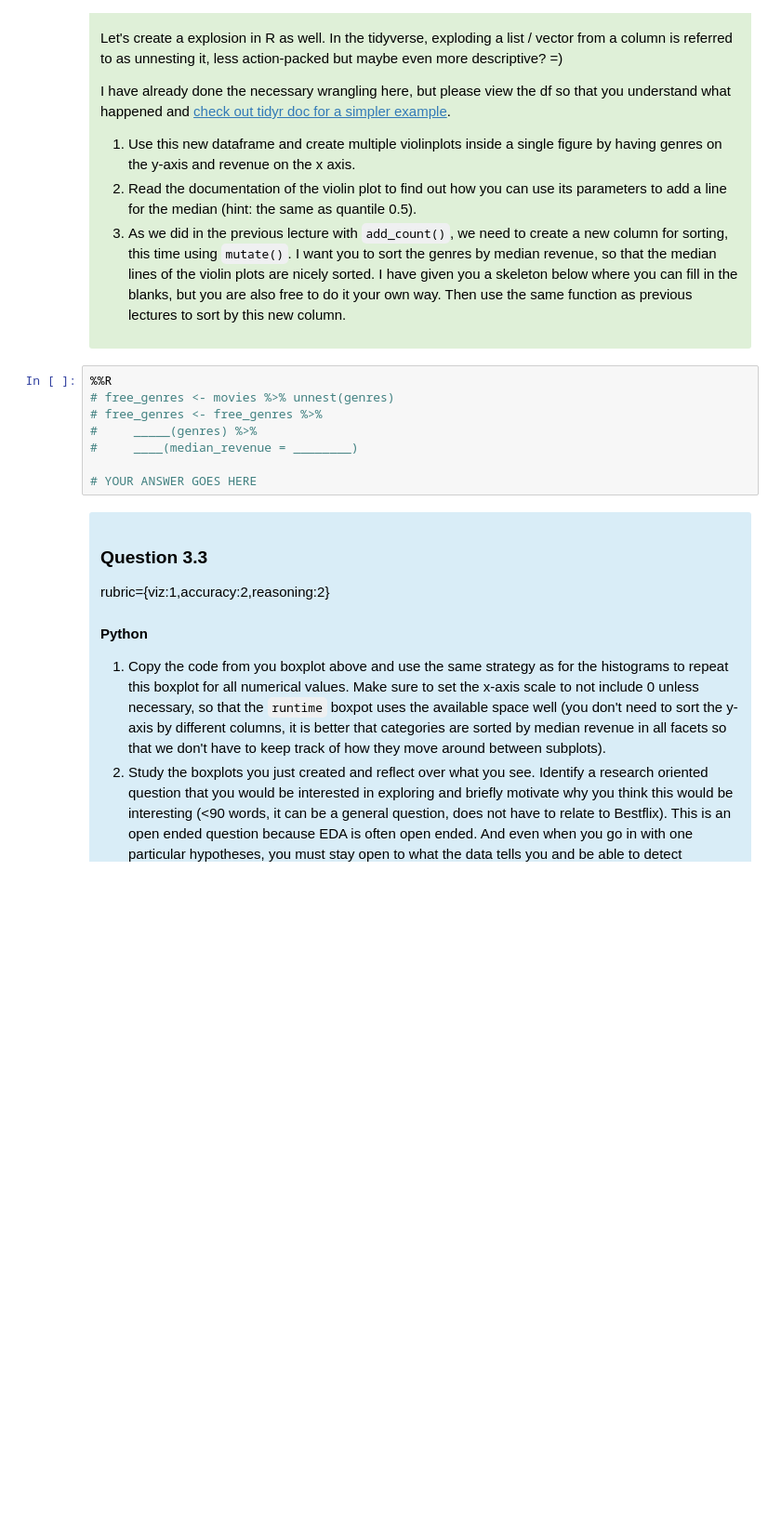
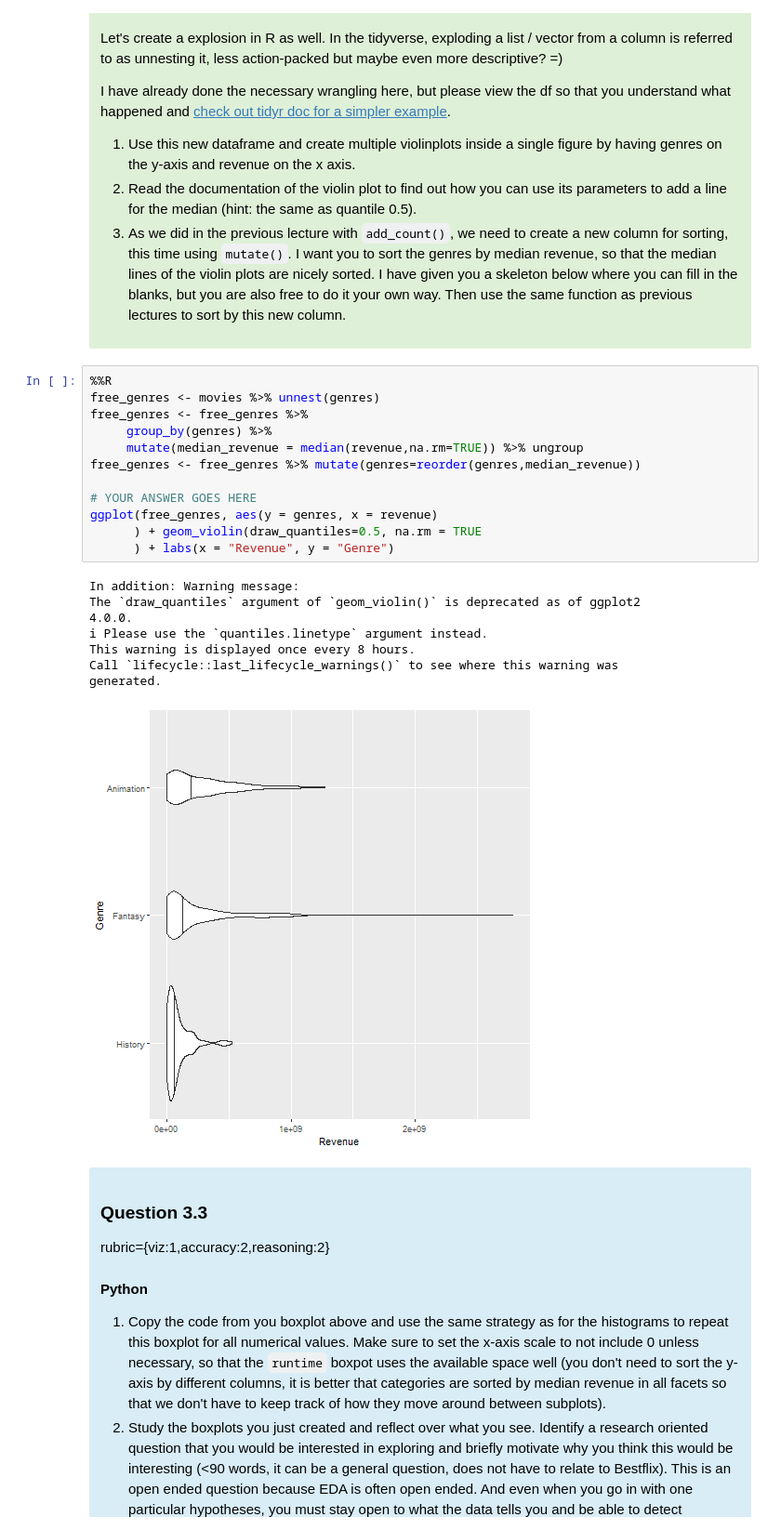
Before and after one commit to Zihao-Sheng/DATA_550_lab2_group14, a Jupyter notebook: lab2.ipynb, the cells around one changed output. Shown at 93% size. Drawn from its saved outputs; the diff is of its cells as text; blank space fills up the shorter version.

```diff
--- a/lab2.ipynb
+++ b/lab2.ipynb
@@ -477,14 +482,27 @@ rubric={viz:1,accuracy:2}
 <li>As we did in the previous lecture with <code>add_count()</code>, we need to create a new column for sorting, this time using <code>mutate()</code>. I want you to sort the genres by median revenue, so that the median lines of the violin plots are nicely sorted. I have given you a skeleton below where you can fill in the blanks, but you are also free to do it your own way. Then use the same function as previous lectures to sort by this new column.</li>
 </ol>
 </div>
-# %%
-%%R
-# free_genres <- movies %>% unnest(genres)
-# free_genres <- free_genres %>%
-#     _____(genres) %>%
-#     ____(median_revenue = ________)
-
-# YOUR ANSWER GOES HERE
+# %%
+%%R
+free_genres <- movies %>% unnest(genres)
+free_genres <- free_genres %>%
+     group_by(genres) %>%
+     mutate(median_revenue = median(revenue,na.rm=TRUE)) %>% ungroup
+free_genres <- free_genres %>% mutate(genres=reorder(genres,median_revenue))
+
+# YOUR ANSWER GOES HERE
+ggplot(free_genres, aes(y = genres, x = revenue)
+      ) + geom_violin(draw_quantiles=0.5, na.rm = TRUE
+      ) + labs(x = "Revenue", y = "Genre")
+# %% [output]
+In addition: Warning message:
+The `draw_quantiles` argument of `geom_violin()` is deprecated as of ggplot2
+4.0.0.
+i Please use the `quantiles.linetype` argument instead.
+This warning is displayed once every 8 hours.
+Call `lifecycle::last_lifecycle_warnings()` to see where this warning was
+generated.
+[figure, added]
 # %% [markdown]
 <div class="alert alert-info" style="color:black">
 
```
Also changed, not shown: parts of 5 cells of this notebook.
